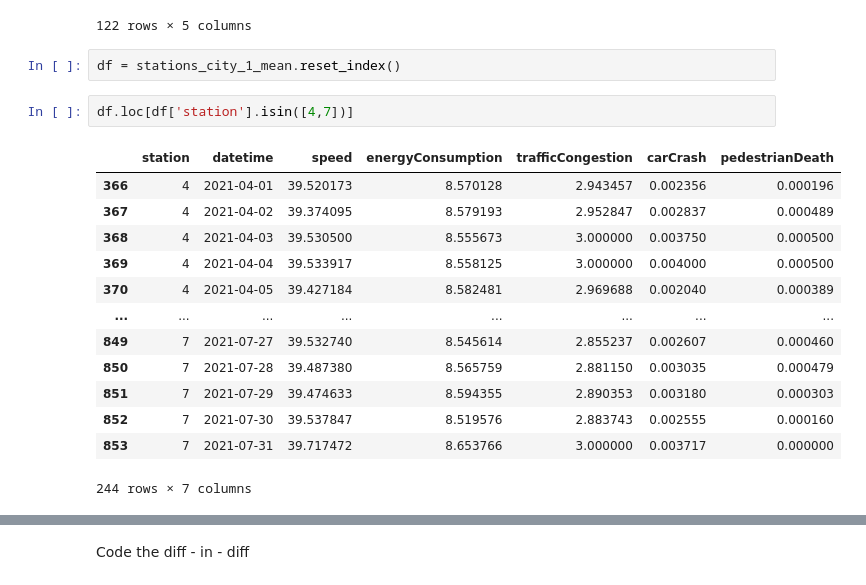
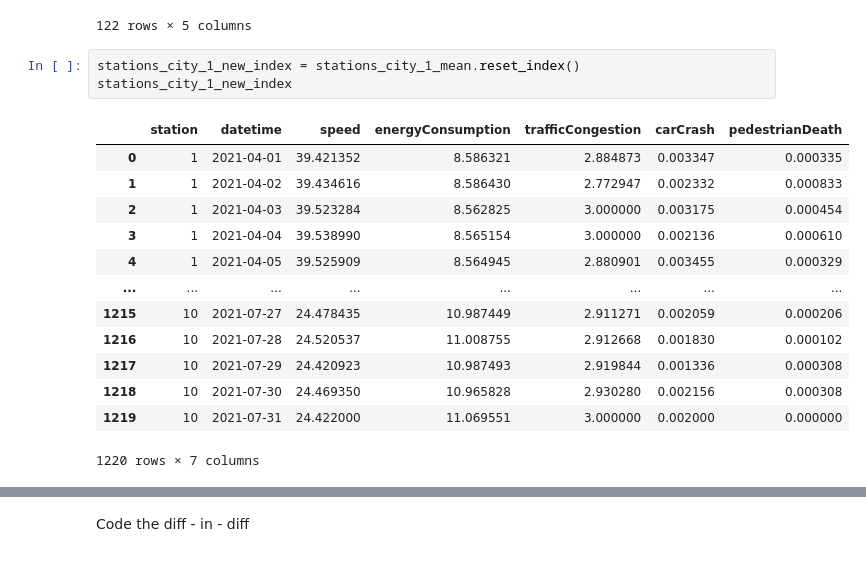
Before and after one commit to leonardohannas/MODS206_TelecomParis, a Jupyter notebook: notebook.ipynb, the cells around one changed output, grey strips where cells are left out. Saved outputs shown, nothing was run; the diff lists cells and outputs as text.

```diff
--- a/notebook.ipynb
+++ b/notebook.ipynb
@@ -326,20 +326,19 @@ city_1
 | 2021-07-31 | 27.059675 | 10.608184 | 3.000000 | 0.002034 | 0.000678 |
 122 rows × 5 columns
 # %%
-df = stations_city_1_mean.reset_index()
+stations_city_1_new_index = stations_city_1_mean.reset_index()
+stations_city_1_new_index
+# %% [output]
+|  | station | datetime | speed | energyConsumption | trafficCongestion | carCrash | pedestrianDeath |
+| 0 | 1 | 2021-04-01 | 39.421352 | 8.586321 | 2.884873 | 0.003347 | 0.000335 |
+| 1 | 1 | 2021-04-02 | 39.434616 | 8.586430 | 2.772947 | 0.002332 | 0.000833 |
+| 2 | 1 | 2021-04-03 | 39.523284 | 8.562825 | 3.000000 | 0.003175 | 0.000454 |
+| 3 | 1 | 2021-04-04 | 39.538990 | 8.565154 | 3.000000 | 0.002136 | 0.000610 |
+| 4 | 1 | 2021-04-05 | 39.525909 | 8.564945 | 2.880901 | 0.003455 | 0.000329 |
+| ... | ... | ... | ... | ... | ... | ... | ... |
+| 1215 | 10 | 2021-07-27 | 24.478435 | 10.987449 | 2.911271 | 0.002059 | 0.000206 |
+| 1216 | 10 | 2021-07-28 | 24.520537 | 11.008755 | 2.912668 | 0.001830 | 0.000102 |
+| 1217 | 10 | 2021-07-29 | 24.420923 | 10.987493 | 2.919844 | 0.001336 | 0.000308 |
+| 1218 | 10 | 2021-07-30 | 24.469350 | 10.965828 | 2.930280 | 0.002156 | 0.000308 |
+| 1219 | 10 | 2021-07-31 | 24.422000 | 11.069551 | 3.000000 | 0.002000 | 0.000000 |
+1220 rows × 7 columns
-# %%
-df.loc[df['station'].isin([4,7])]
-# %% [output]
-|  | station | datetime | speed | energyConsumption | trafficCongestion | carCrash | pedestrianDeath |
-| 366 | 4 | 2021-04-01 | 39.520173 | 8.570128 | 2.943457 | 0.002356 | 0.000196 |
-| 367 | 4 | 2021-04-02 | 39.374095 | 8.579193 | 2.952847 | 0.002837 | 0.000489 |
-| 368 | 4 | 2021-04-03 | 39.530500 | 8.555673 | 3.000000 | 0.003750 | 0.000500 |
-| 369 | 4 | 2021-04-04 | 39.533917 | 8.558125 | 3.000000 | 0.004000 | 0.000500 |
-| 370 | 4 | 2021-04-05 | 39.427184 | 8.582481 | 2.969688 | 0.002040 | 0.000389 |
-| ... | ... | ... | ... | ... | ... | ... | ... |
-| 849 | 7 | 2021-07-27 | 39.532740 | 8.545614 | 2.855237 | 0.002607 | 0.000460 |
-| 850 | 7 | 2021-07-28 | 39.487380 | 8.565759 | 2.881150 | 0.003035 | 0.000479 |
-| 851 | 7 | 2021-07-29 | 39.474633 | 8.594355 | 2.890353 | 0.003180 | 0.000303 |
-| 852 | 7 | 2021-07-30 | 39.537847 | 8.519576 | 2.883743 | 0.002555 | 0.000160 |
-| 853 | 7 | 2021-07-31 | 39.717472 | 8.653766 | 3.000000 | 0.003717 | 0.000000 |
-244 rows × 7 columns
```
Also changed, not shown: parts of 8 cells of this notebook.
